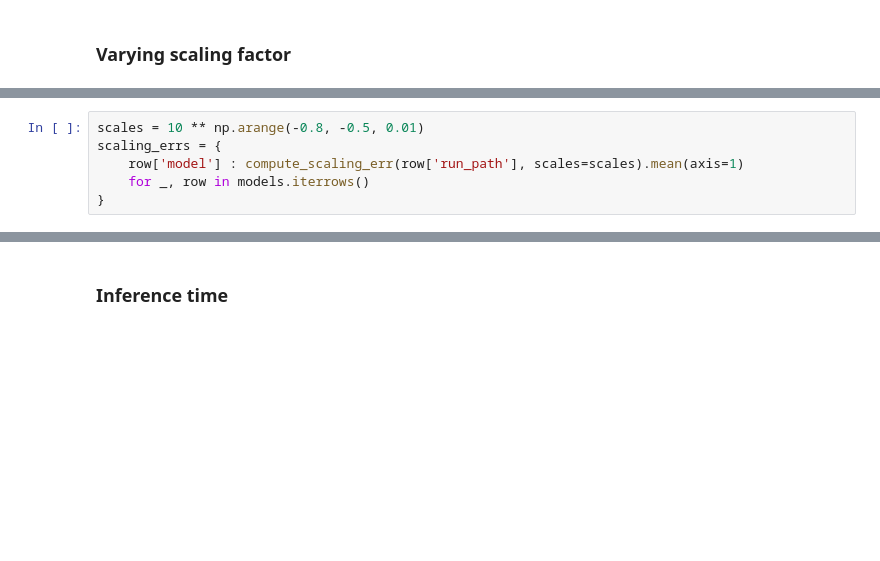
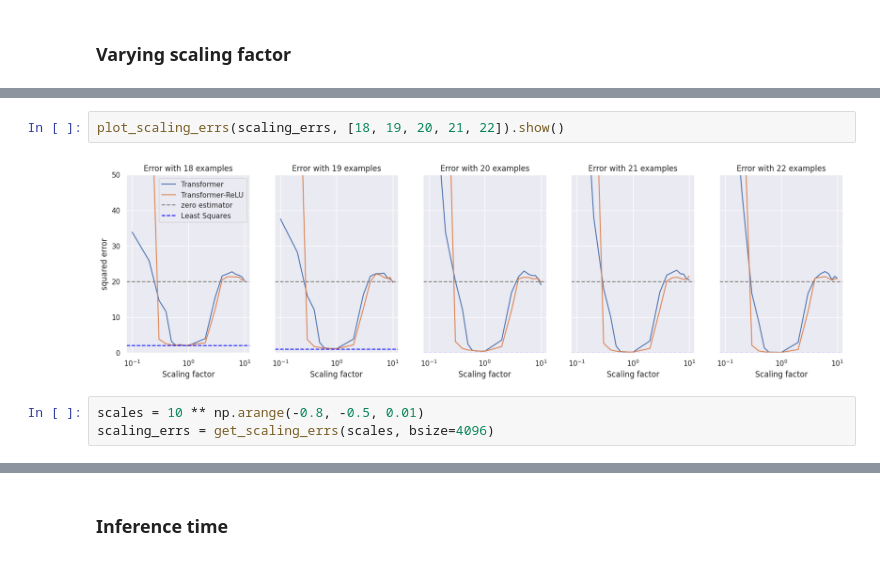
Before and after one commit to nelson-lojo/in-context-learning, a Jupyter notebook: src/eval.ipynb, the cells around one changed output, grey strips where cells are left out. Saved outputs shown, nothing was run; the diff lists cells and outputs as text; blank space fills up the shorter version.

```diff
--- a/src/eval.ipynb
+++ b/src/eval.ipynb
@@ -302,6 +216,7 @@ fig.show()
+# %%
+plot_scaling_errs(scaling_errs, [18, 19, 20, 21, 22]).show()
+# %% [output]
+[figure, added]
 # %%
 scales = 10 ** np.arange(-0.8, -0.5, 0.01)
-scaling_errs = {
-    row['model'] : compute_scaling_err(row['run_path'], scales=scales).mean(axis=1)
-    for _, row in models.iterrows()
-}
+scaling_errs = get_scaling_errs(scales, bsize=4096)
```
Also changed, not shown: parts of 14 cells of this notebook, 1 other file.
